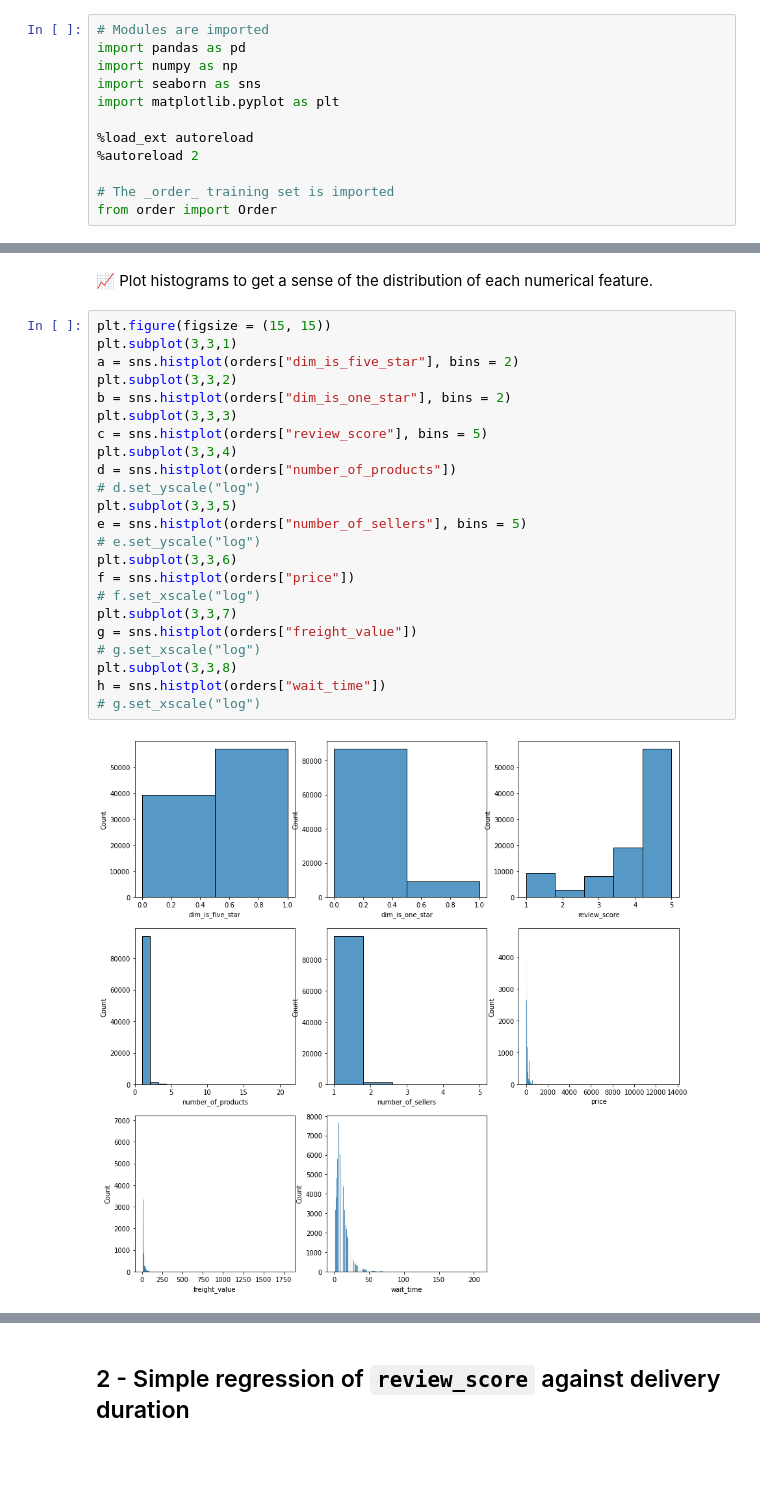
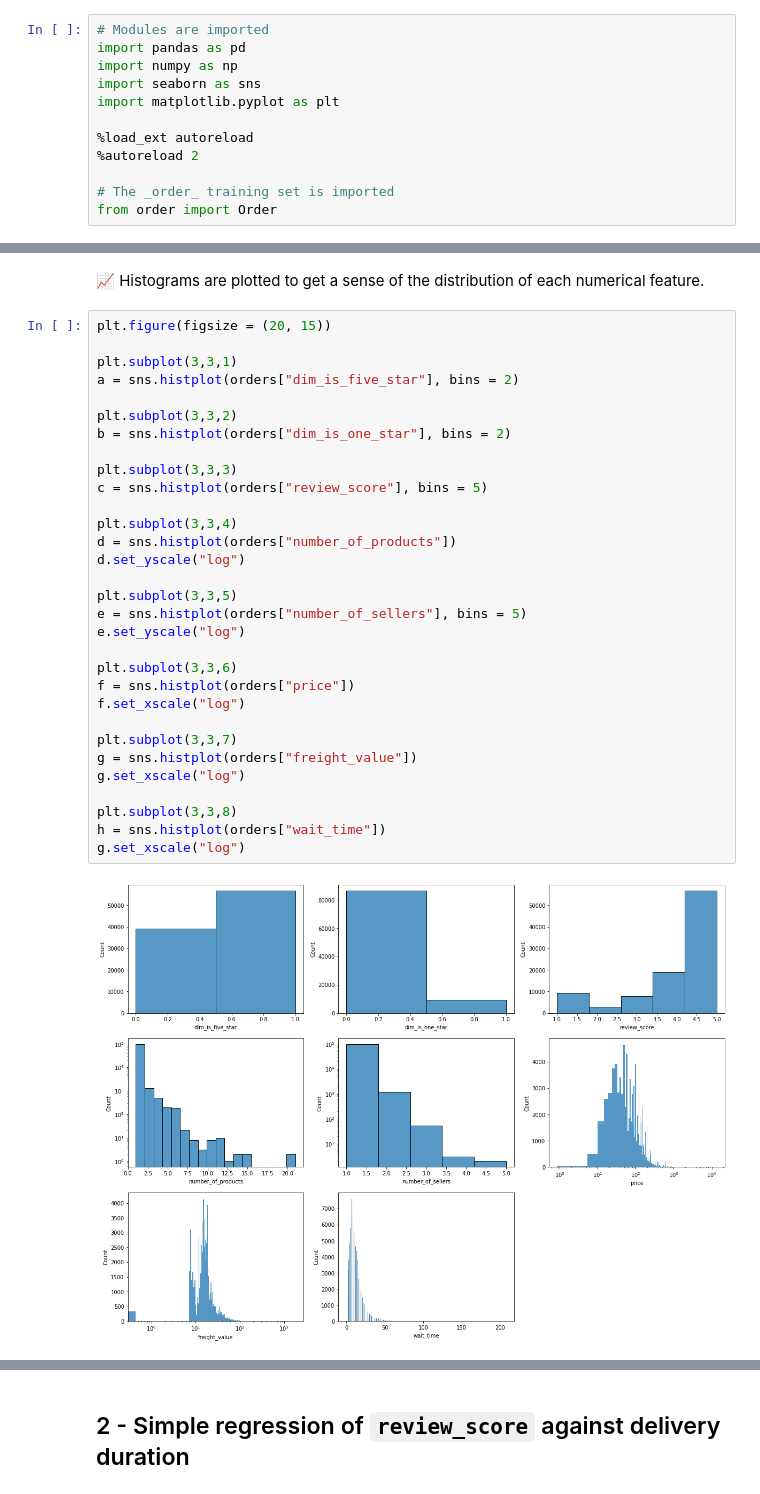
Before and after one commit to chongxe1991/olist_data_analysis, a Jupyter notebook: simple_analysis.ipynb, the cells around one changed output, grey strips where cells are left out. Drawn from its saved outputs; the diff is of its cells as text; blank space fills up the shorter version.

```diff
--- a/simple_analysis.ipynb
+++ b/simple_analysis.ipynb
@@ -91,27 +70,35 @@ orders
 # %% [markdown]
-📈 Plot histograms to get a sense of the distribution of each numerical feature.
+📈 Histograms are plotted to get a sense of the distribution of each numerical feature.
 # %%
-plt.figure(figsize = (15, 15))
+plt.figure(figsize = (20, 15))
+
 plt.subplot(3,3,1)
 a = sns.histplot(orders["dim_is_five_star"], bins = 2)
+
 plt.subplot(3,3,2)
 b = sns.histplot(orders["dim_is_one_star"], bins = 2)
+
 plt.subplot(3,3,3)
 c = sns.histplot(orders["review_score"], bins = 5)
+
 plt.subplot(3,3,4)
 d = sns.histplot(orders["number_of_products"])
-# d.set_yscale("log")
+d.set_yscale("log")
+
 plt.subplot(3,3,5)
 e = sns.histplot(orders["number_of_sellers"], bins = 5)
-# e.set_yscale("log")
+e.set_yscale("log")
+
 plt.subplot(3,3,6)
 f = sns.histplot(orders["price"])
-# f.set_xscale("log")
+f.set_xscale("log")
+
 plt.subplot(3,3,7)
 g = sns.histplot(orders["freight_value"])
-# g.set_xscale("log")
+g.set_xscale("log")
+
 plt.subplot(3,3,8)
 h = sns.histplot(orders["wait_time"])
-# g.set_xscale("log")
+g.set_xscale("log")
 # %% [output]
-[figure, old version]
+[figure, new version]
```
Also changed, not shown: parts of 32 cells of this notebook.
